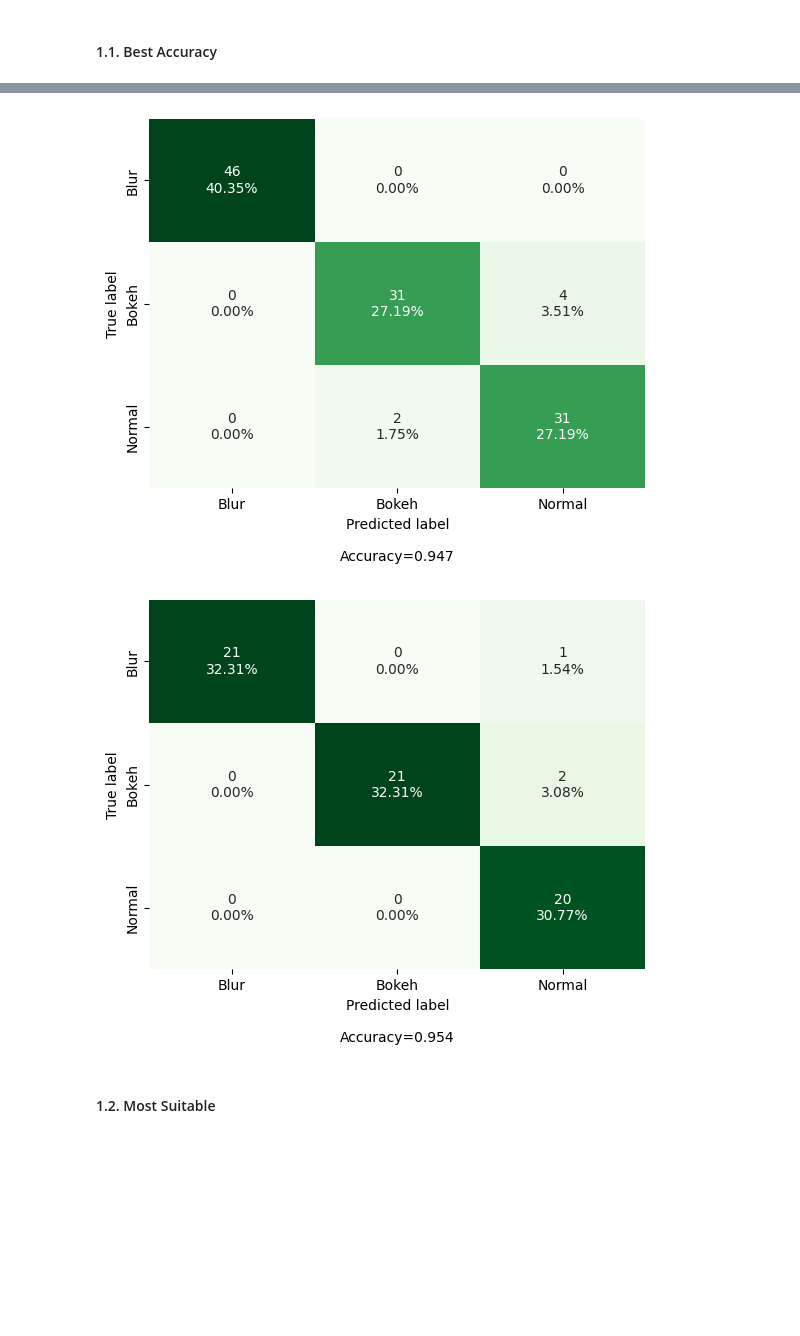
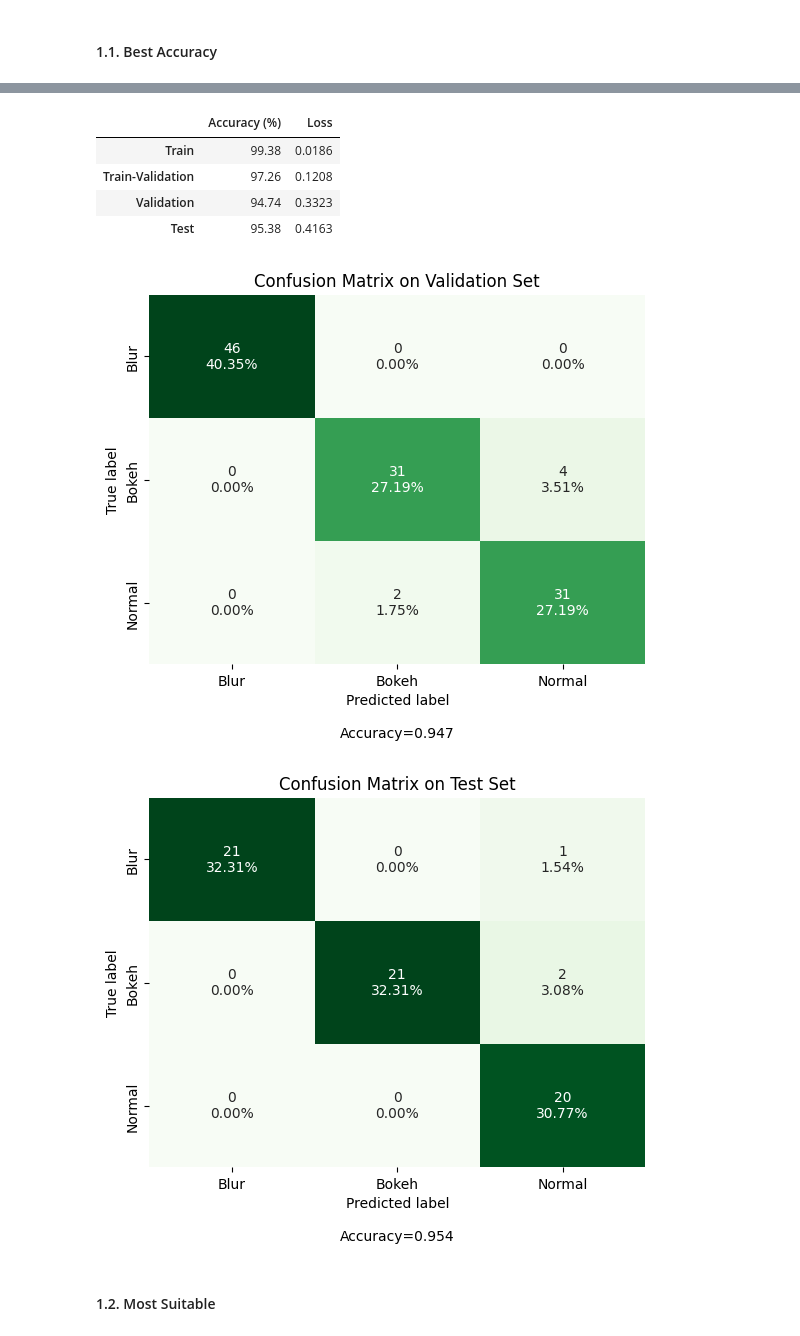
Before and after one commit to Bangkit-Capstone-C241-BB01/BlurOrBokeh_ML_All, a Jupyter notebook: [0]_Model_Performance_Summary.ipynb, the cells around one changed output, grey strips where cells are left out. Saved outputs shown, nothing was run; the diff lists cells and outputs as text; code cells hidden in the pictures; blank space fills up the shorter version.

```diff
--- a/[0]_Model_Performance_Summary.ipynb
+++ b/[0]_Model_Performance_Summary.ipynb
@@ -113,46 +113,49 @@ def plot_error(test_pred):
     plt.tight_layout()
     plt.show()
 
-def evaluate_model(model, show_loss=[]):
-    df_data = {"Accuracy": [], "Loss": []}
+def evaluate_model(model, split=[]):
+    df_data = {"Accuracy (%)": [], "Loss": []}
     df_index = []
 
-    if "train" in show_loss or show_loss == "all":
+    if "train" in split or split == "all":
         loss, acc = model.evaluate(train_generator)
-        df_data["Accuracy"].append(acc)
+        df_data["Accuracy (%)"].append(acc)
         df_data["Loss"].append(loss)
         df_index.append("Train")
 
-    if "train_val" in show_loss or show_loss == "all":
+    if "train_val" in split or split == "all":
         loss, acc = model.evaluate(train_val_generator)
-        df_data["Accuracy"].append(acc)
+        df_data["Accuracy (%)"].append(acc)
         df_data["Loss"].append(loss)
         df_index.append("Train-Validation")
 
-    if "val" in show_loss or show_loss == "all":
+    if "val" in split or split == "all":
         loss, acc = model.evaluate(validation_generator)
-        df_data["Accuracy"].append(acc)
+        df_data["Accuracy (%)"].append(acc)
         df_data["Loss"].append(loss)
         df_index.append("Validation")
 
-    if "test" in show_loss or show_loss == "all":
+    if "test" in split or split == "all":
         loss, acc = model.evaluate(test_generator)
-        df_data["Accuracy"].append(acc)
+        df_data["Accuracy (%)"].append(acc)
         df_data["Loss"].append(loss)
         df_index.append("Test")
 
-    df = pd.DataFrame(data=df_data, index=df_index).applymap(lambda x: round(x, 4))
+    df = pd.DataFrame(data=df_data, index=df_index)
+    df["Accuracy (%)"] = df["Accuracy (%)"].apply(lambda x: round(x * 100, 2))
+    df["Loss"] = df["Loss"].apply(lambda x: round(x, 4))
     display(df)
+    print()
 
-def show_cm(model, split="test", return_test_pred=False):
+def show_cm(model, split="test", return_test_pred=False, **kwargs):
     global_namespace = globals()
     X = global_namespace[f"X_{split}"]
     y = global_namespace[f"y_{split}"]
 
-    test_pred = model.predict(X)
+    test_pred = model.predict(X, verbose=0)
     test_pred = tf.argmax(test_pred, axis=1)
     cm = confusion_matrix(y, test_pred)
-    make_confusion_matrix(cm, categories=class_names, cmap="Greens", cbar=False)
+    make_confusion_matrix(cm, categories=class_names, cmap="Greens", cbar=False, **kwargs)
 
     if return_test_pred:
         return test_pred
@@ -177,7 +180,7 @@ model.compile(optimizer=Adam(learning_rate=0.0001), loss="sparse_categorical_cro
 #### 1.1. Best Accuracy
 # %%
 model.load_weights(os.path.join(serialized_data_dir, "TL InceptionV3_95.h5"))
-# evaluate_model(model, show_loss="all")
-show_cm(model, split="val")
-show_cm(model)
+evaluate_model(model, split="all")
+show_cm(model, split="val", title="Confusion Matrix on Validation Set")
+show_cm(model, split="test", title="Confusion Matrix on Test Set")
 # %% [output]
@@ -186,5 +191,10 @@ show_cm(model)
+|  | Accuracy (%) | Loss |
+| Train | 99.38 | 0.0186 |
+| Train-Validation | 97.26 | 0.1208 |
+| Validation | 94.74 | 0.3323 |
+| Test | 95.38 | 0.4163 |
-[figure, old version]
+[figure, new version]
-[figure, old version]
+[figure, new version]
 # %% [markdown]
 #### 1.2. Most Suitable
 # %%
```
Also changed, not shown: parts of 3 cells of this notebook.
